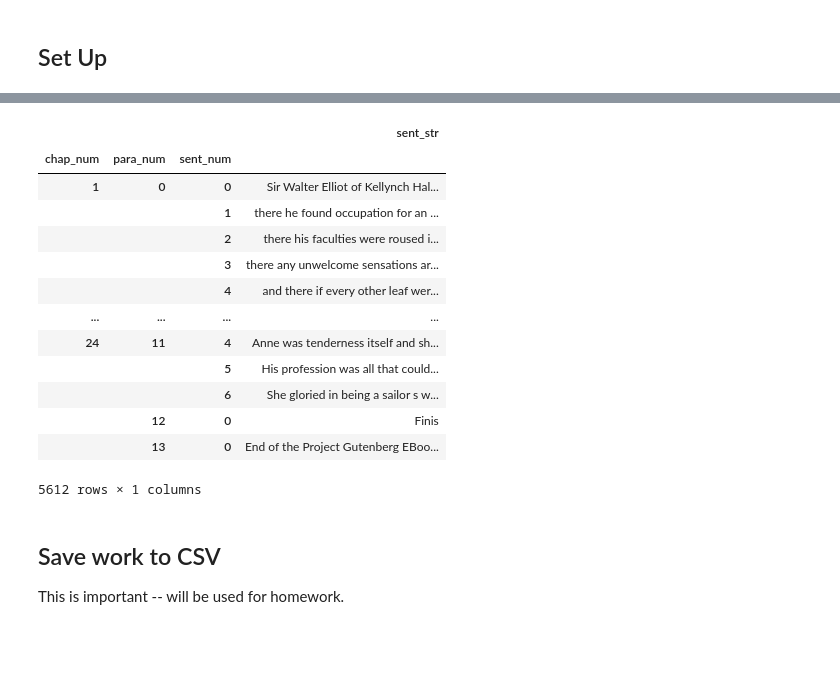
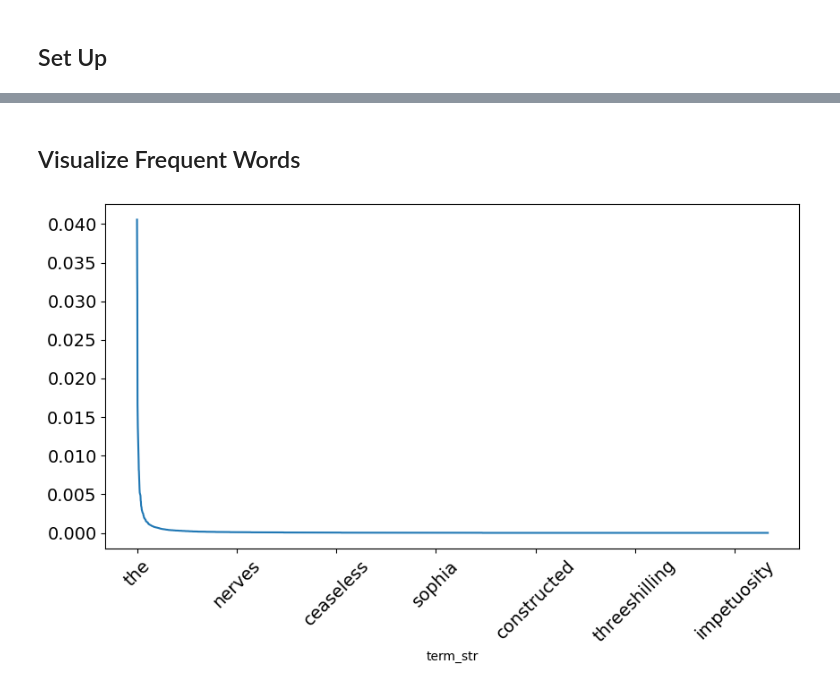
Before and after one commit to ontoligent/DS5001-PUB, a Jupyter notebook: uva-ds-5001-m02-01-importing-persuasion.ipynb, the cells around one changed output, grey strips where cells are left out. Drawn from its saved outputs; the diff is of its cells as text; code cells hidden in the pictures; blank space fills up the shorter version.

```diff
--- a/uva-ds-5001-m02-01-importing-persuasion.ipynb
+++ b/uva-ds-5001-m02-01-importing-persuasion.ipynb
@@ -480,21 +322,0 @@ gather(2)
-# %%
-gather(3)
-# %% [output]
-|  |  |  | sent_str |
-| chap_num | para_num | sent_num |  |
-| 1 | 0 | 0 | Sir Walter Elliot of Kellynch Hal... |
-|  |  | 1 | there he found occupation for an ... |
-|  |  | 2 | there his faculties were roused i... |
-|  |  | 3 | there any unwelcome sensations ar... |
-|  |  | 4 | and there if every other leaf wer... |
-| ... | ... | ... | ... |
-| 24 | 11 | 4 | Anne was tenderness itself and sh... |
-|  |  | 5 | His profession was all that could... |
-|  |  | 6 | She gloried in being a sailor s w... |
-|  | 12 | 0 | Finis |
-|  | 13 | 0 | End of the Project Gutenberg EBoo... |
-5612 rows × 1 columns
-# %% [markdown]
-## Save work to CSV
-
-This is important -- will be used for homework.
@@ -502,0 +323,6 @@ TOKENS.to_csv(csv_file)
+# %% [markdown]
+## Visualize Frequent Words
+# %%
+VOCAB.p.plot(figsize=(10,5), fontsize=14, rot=45, legend=False);
+# %% [output]
+[figure, added]
```
Also changed, not shown: parts of 130 cells of this notebook.
